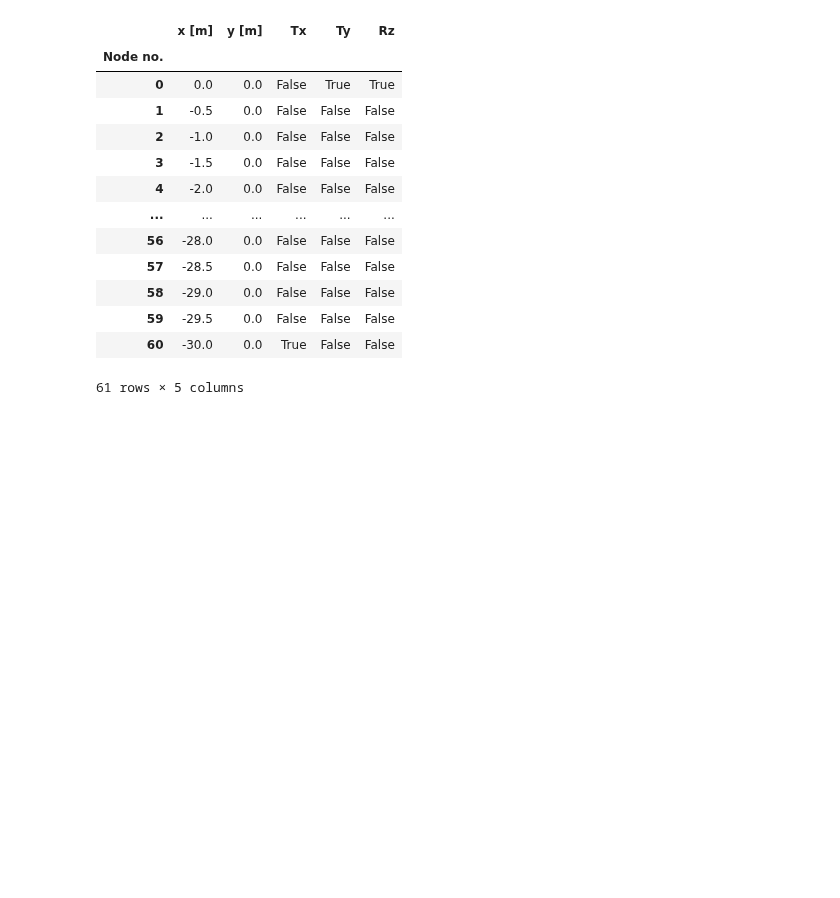
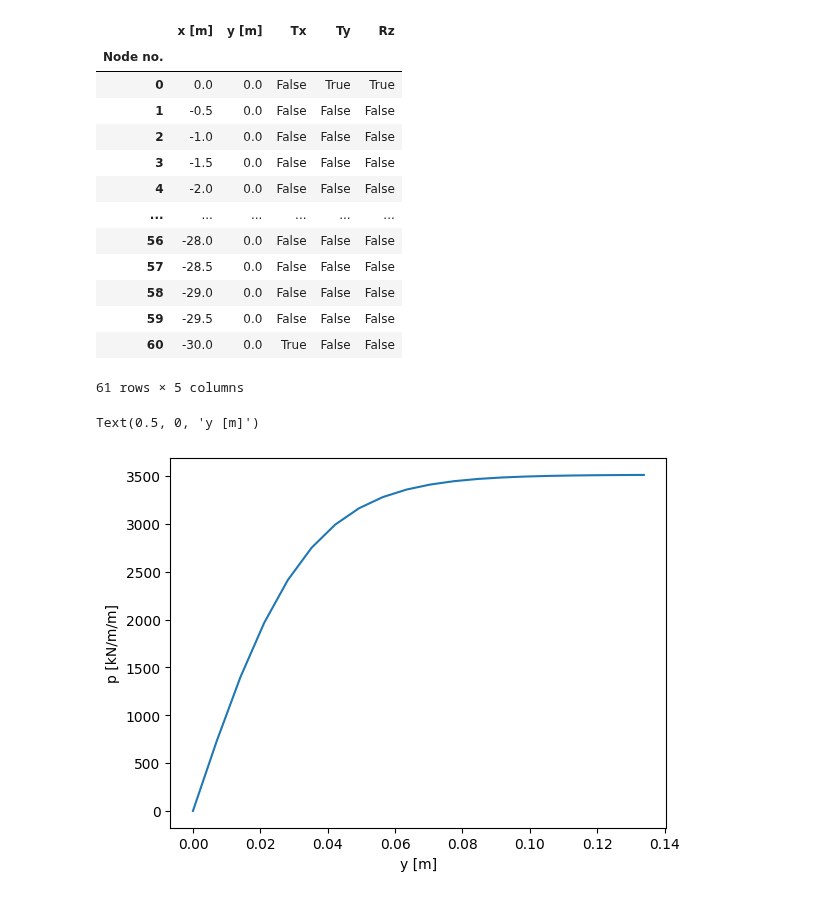
Before and after one commit to TchilDill/openpile, a Jupyter notebook: samples/usage3.ipynb, the cells around one changed output. Cells and saved outputs as stored; diff of their text form; code cells hidden in the pictures; blank space fills up the shorter version.

```diff
--- a/samples/usage3.ipynb
+++ b/samples/usage3.ipynb
@@ -88,3 +88,21 @@ M.global_restrained
 | 59 | -29.5 | 0.0 | False | False | False |
 | 60 | -30.0 | 0.0 | True | False | False |
 61 rows × 5 columns
+# %%
+import matplotlib.pyplot as plt
+from openpile.utils.py_curves import api_sand
+
+p, y = api_sand(sig=50, # vertical stress in kPa
+                X = 5, # depth in meter
+                phi = 35, # internal angle of friction
+                D = 5, # the pile diameter
+                below_water_table=True,
+                Neq=1, # static curve
+                )
+
+plt.plot(y,p)
+plt.ylabel('p [kN/m/m]')
+plt.xlabel('y [m]')
+# %% [output]
+Text(0.5, 0, 'y [m]')
+[figure, added]
```
Also changed, not shown: 11 other files.
